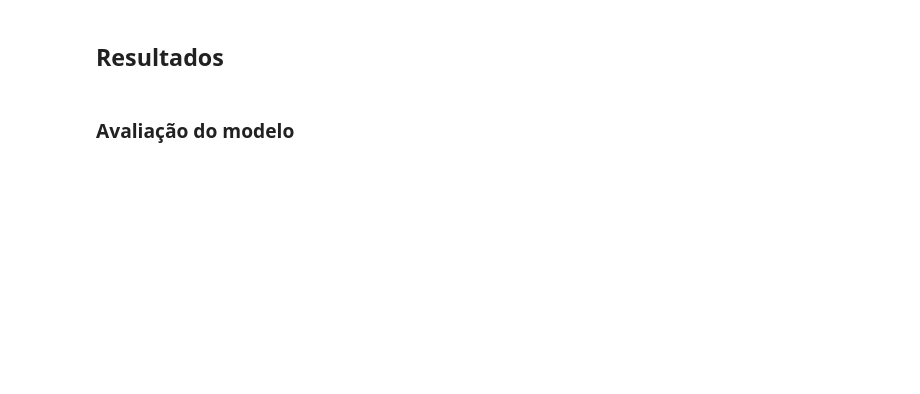
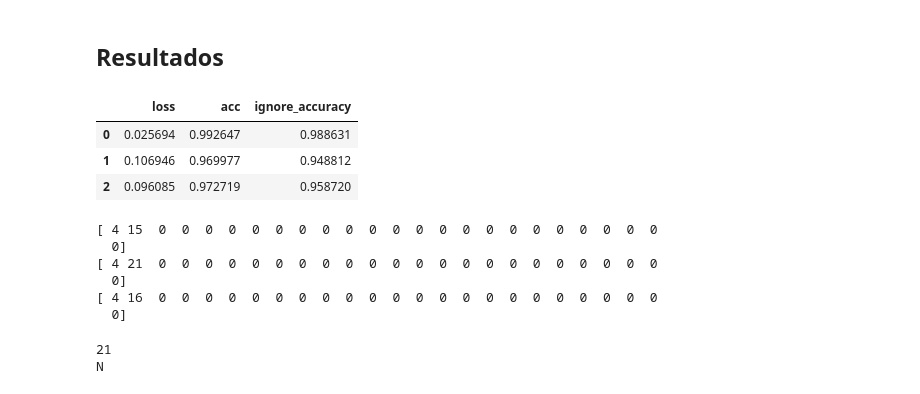
Before and after one commit to BernardoAbreu/NLP, a Jupyter notebook: postag/Notebooks/TP2 - Pos-tagging.ipynb, the cells around one changed output. Cells and saved outputs as stored; diff of their text form; code cells hidden in the pictures; blank space fills up the shorter version.

```diff
--- a/postag/Notebooks/TP2 - Pos-tagging.ipynb
+++ b/postag/Notebooks/TP2 - Pos-tagging.ipynb
@@ -296,4 +360,2 @@ print(f"{model.metrics_names[1]}: {scores[1] * 100}")   # acc: 99.09751977804825
 # %% [markdown]
 ## Resultados
-# %% [markdown]
-### Avaliação do modelo
@@ -316,0 +362,28 @@ print("Dev model %s: %.2f%%" % (model.metrics_names[1], scores[1] * 100))
+# %%
+score_data = {'train':0, 'test':1, 'dev':2}
+scores = pd.read_csv('../src/scores.txt')
+scores
+# %% [output]
+|  | loss | acc | ignore_accuracy |
+| 0 | 0.025694 | 0.992647 | 0.988631 |
+| 1 | 0.106946 | 0.969977 | 0.948812 |
+| 2 | 0.096085 | 0.972719 | 0.958720 |
+# %%
+test_pred = np.loadtxt('../src/test_predict.txt').astype(int)
+test_tags_y2 = np.loadtxt('../src/test_y').astype(int)
+print(test_pred[0])
+print(test_tags_y[0])
+print(test_tags_y2[0])
+# %% [output]
+[ 4 15  0  0  0  0  0  0  0  0  0  0  0  0  0  0  0  0  0  0  0  0  0  0
+  0]
+[ 4 21  0  0  0  0  0  0  0  0  0  0  0  0  0  0  0  0  0  0  0  0  0  0
+  0]
+[ 4 16  0  0  0  0  0  0  0  0  0  0  0  0  0  0  0  0  0  0  0  0  0  0
+  0]
+# %%
+print(tag2id['ADJ'])
+print(id2tag[4])
+# %% [output]
+21
+N
```
Also changed, not shown: parts of 32 cells of this notebook, 3 other files.
